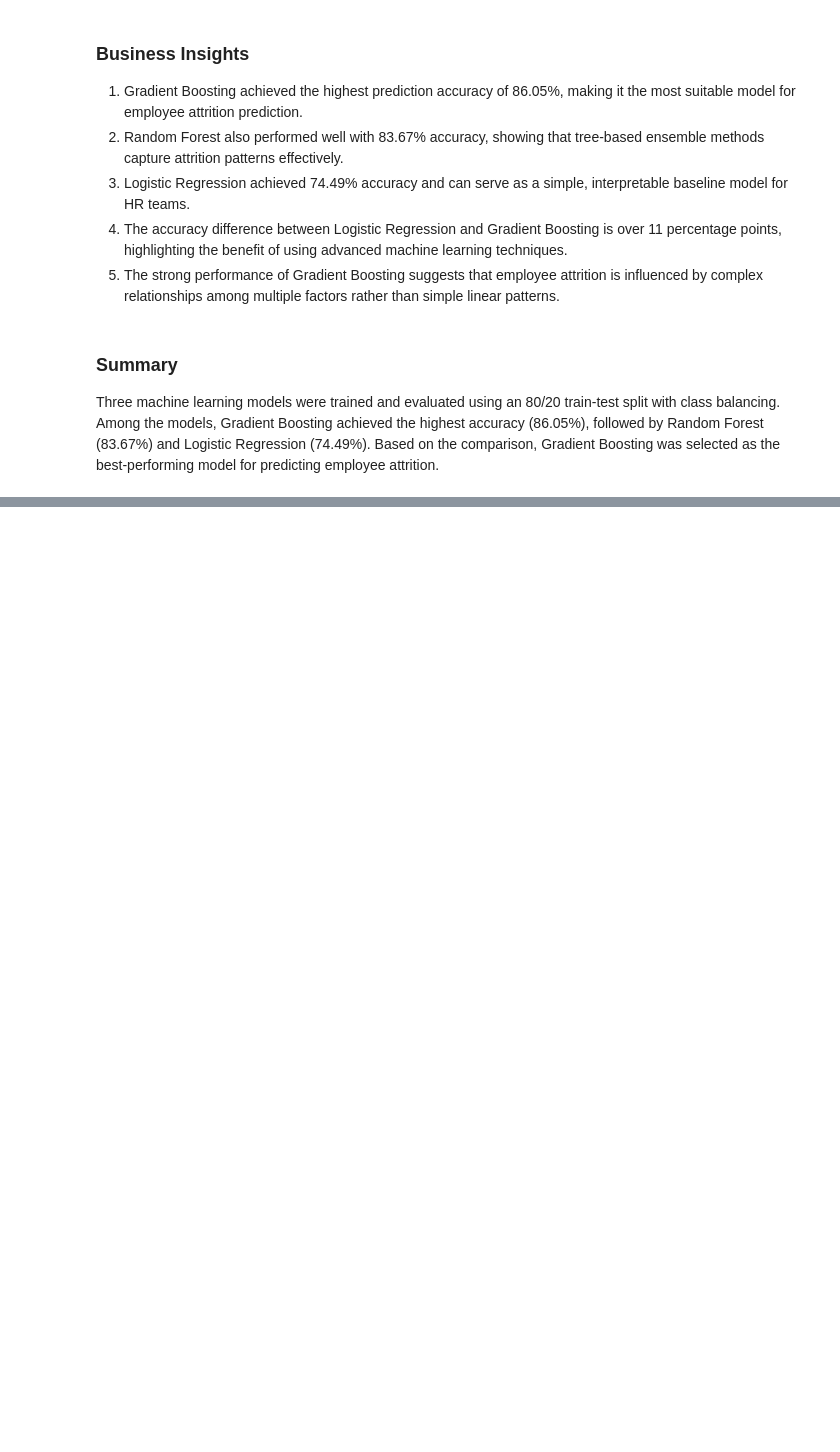
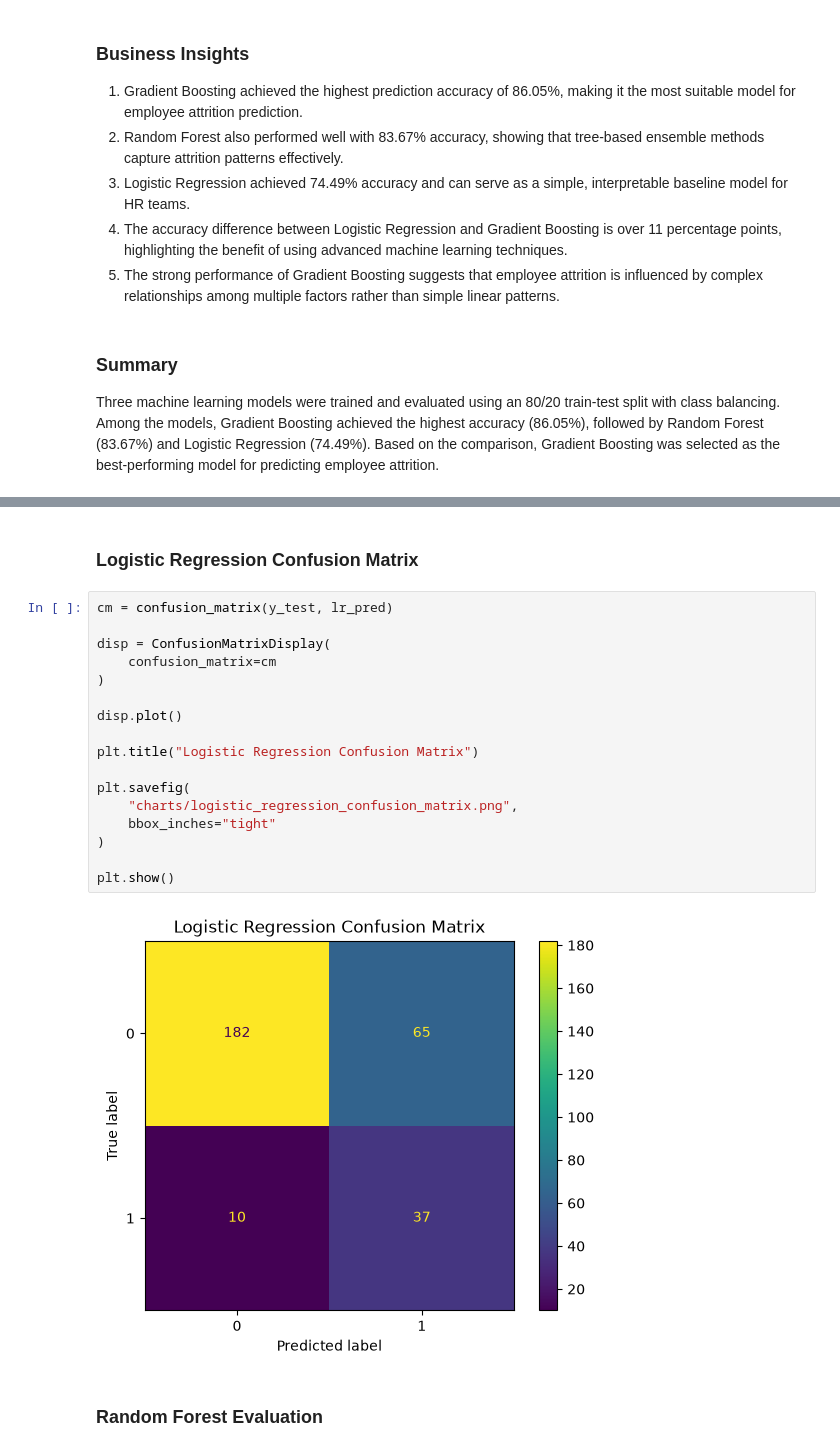
Before and after one commit to karun-16/EmployeeAttrition_Karunya, a Jupyter notebook: analysis.ipynb, the cells around one changed output, grey strips where cells are left out. Saved outputs shown, nothing was run; the diff lists cells and outputs as text; blank space fills up the shorter version.

```diff
--- a/analysis.ipynb
+++ b/analysis.ipynb
@@ -861,0 +906,23 @@ Three machine learning models were trained and evaluated using an 80/20 train-te
+# %% [markdown]
+### Logistic Regression Confusion Matrix
+# %%
+cm = confusion_matrix(y_test, lr_pred)
+
+disp = ConfusionMatrixDisplay(
+    confusion_matrix=cm
+)
+
+disp.plot()
+
+plt.title("Logistic Regression Confusion Matrix")
+
+plt.savefig(
+    "charts/logistic_regression_confusion_matrix.png",
+    bbox_inches="tight"
+)
+
+plt.show()
+# %% [output]
+[figure, added]
+# %% [markdown]
+### Random Forest Evaluation
```
Also changed, not shown: parts of 29 cells of this notebook, 5 other files.
